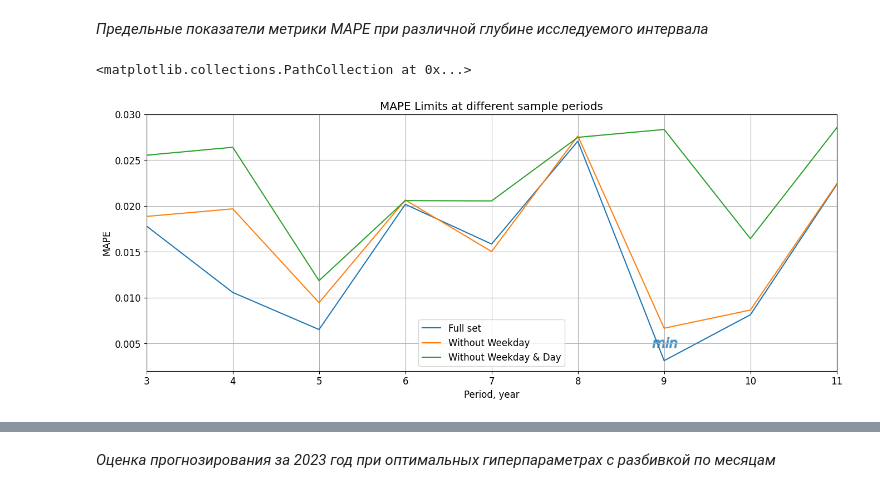
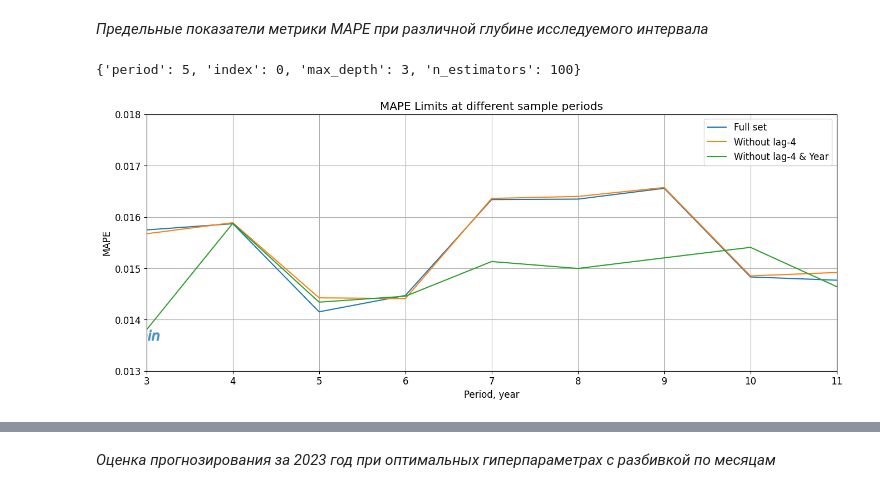
Before and after one commit to caapel/ForecastPowerEnergy, a Jupyter notebook: volume_energy_analisys(2023) XGBoost.ipynb, the cells around one changed output, grey strips where cells are left out. Drawn from its saved outputs; the diff is of its cells as text; code cells hidden in the pictures.

```diff
--- a/volume_energy_analisys(2023) XGBoost.ipynb
+++ b/volume_energy_analisys(2023) XGBoost.ipynb
@@ -214,18 +240,8 @@ df_weather
 # формируем генеральную совокупность
 df_general = df.copy()
 
-df_general['date'] = pd.to_datetime(df_general[['Year', 'Month', 'Day']])
-df_general['Weekday'] = df_general['date'].dt.weekday  # добавление дня недели
-df_general = df_general.drop('date', axis=1)
-df_general = df_general[['Year', 'Month', 'Day', 'Hour', 'Weekday', 'Volume']]  # упорядочиваем столбцы
-df_general = df_general.merge(df_weather, how='left', on=['Year', 'Month', 'Day', 'Hour'])  # добавление погодного признака
-df_general = df_general.drop_duplicates(subset=['Year', 'Month', 'Day', 'Hour', 'Temperature'])  # удаление возможных дубликатов
-df_general.reset_index(drop=True, inplace=True)
-
-# интерполяция пропусков (линейная, полиноминальная 2 порядка)
-df_general['Temperature'] = df_general['Temperature'].interpolate(method='polynomial', order=2).round(1)
-df_general = df_general.dropna()
-#df_general = df_general.fillna(0) # доработать экстраполяцию (усредненное значение за сутки)
+# добавляем новые признаки
+df_general = prepareData(df_general, df_weather)
 
 # формируем обучающий датафрейм
 df_train = df_general[df_general['Year'] < datetime.now().year - 1]
@@ -662 +425,14 @@ Text(0.5, 1.0, 'The segment of the model testing process (January 2024)')
+# %%
+# исследуемый список датасетов с учетом ценности признаков
+dataset = list([df_general.drop(columns='Volume').columns,
+                df_general.drop(columns=['lag-4', 'Volume']).columns,
+                df_general.drop(columns=['Year', 'lag-4', 'Volume']).columns])
+
+predictions = list(['Predicted',  # скорректировать список под новые данные при изменении ценности признаков
+                    'Predicted_1c',
+                    'Predicted_2c'])
+
+messages = list(['Full set:            ',
+                 'Without lag-4:       ',
+                 'Without lag-4 & Year:'])
 # %% [markdown]
@@ -675,14 +451,14 @@ XGB_search = GridSearchCV(estimator=xgb.XGBRegressor(tree_method = 'gpu_hist', n
                           verbose = 0,
                           cv=3)
 
-XGB_search.fit(df_boost_train[['Year', 'Month', 'Day', 'Hour', 'Weekday', 'Temperature']], df_boost_train['Volume'])
+XGB_search.fit(df_boost_train.drop(columns='Volume'), df_boost_train['Volume'])
 
 XGB_best = XGB_search.best_estimator_
 
-XGB_best.fit(df_boost_train[['Year', 'Month', 'Day', 'Hour', 'Weekday', 'Temperature']], df_boost_train['Volume'])
+XGB_best.fit(df_boost_train.drop(columns='Volume'), df_boost_train['Volume'])
 
 # Предсказываем объемы потребления
-df_boost_test['Predicted'] = XGB_best.predict(df_boost_test[['Year', 'Month', 'Day', 'Hour', 'Weekday', 'Temperature']])
+df_boost_test['Predicted'] = XGB_best.predict(df_boost_test.drop(columns='Volume'))
 
 # Метрики качества прогноза
 print('MAE:', f"{MAE(df_boost_test['Predicted'], df_boost_test['Volume']):.2f} [MW]",
@@ -690,4 +466,6 @@ print('MAE:', f"{MAE(df_boost_test['Predicted'], df_boost_test['Volume']):.2f} [
 
 hyper_params = XGB_best.get_params()
 print(f"max_depth: {hyper_params['max_depth']}, n_estimators: {hyper_params['n_estimators']}")
+
+print()
 # %% [output]
@@ -795,36 +579,38 @@ df_general_result.style.highlight_min(color='yellowgreen', subset='MAPE')
 # %%
 # ручная донастройка гиперпараметров
-'''best_HP = {'period': 5,   # оптимальный временной период
+best_HP = {'period': 5,   # оптимальный временной период
             'index': 0,  # индекс оптимального датасета
-            'max_depth': 7,   # отпимальная глубина дерева
-            'n_estimators': 100}  # оптимальное колличество деревьев'''
+            'max_depth': 3,   # отпимальная глубина дерева
+            'n_estimators': 100}  # оптимальное колличество деревьев
 # %% [markdown]
 *Предельные показатели метрики MAPE при различной глубине исследуемого интервала*
 # %%
 plot_gen = list()
 for i in range(len(messages)):
     plot_gen.append(df_general_result[df_general_result['set'] == messages[i]])
     plot_gen[i]=plot_gen[i][['period', 'MAPE']]
     plot_gen[i].set_index('period', inplace= True)
     plot_gen[i] = plot_gen[i].rename(columns={'MAPE': messages[i].rstrip()[:-1]})
 
 pd.concat([plot_gen[i] for i in range(3)], axis=1).plot(figsize=(16,6),
                                                         title='MAPE Limits at different sample periods',
                                                         xlim=(df_general_result.period.min(),
                                                               df_general_result.period.max()),
                                                         ylim=(round(df_general_result.MAPE.min(), 3) - 0.001,
                                                               round(df_general_result.MAPE.max(), 3) + 0.001),
                                                         xlabel='Period, year',
                                                         ylabel='MAPE',
                                                         legend=True,
                                                         grid=True)
 
 plt.scatter(df_general_result.period[df_general_result.MAPE.idxmin()],
-            df_general_result.MAPE.min()+0.002,
+            df_general_result.MAPE.min()-0.0001,
             linewidth=1.5,
             marker='$min$',
             alpha=0.6,
             s=1000)
+
+print(best_HP)
 # %% [output]
-<matplotlib.collections.PathCollection at 0x...>
+{'period': 5, 'index': 0, 'max_depth': 3, 'n_estimators': 100}
-[figure, old version]
+[figure, new version]
```
Also changed, not shown: parts of 51 cells of this notebook, 1 other file.
